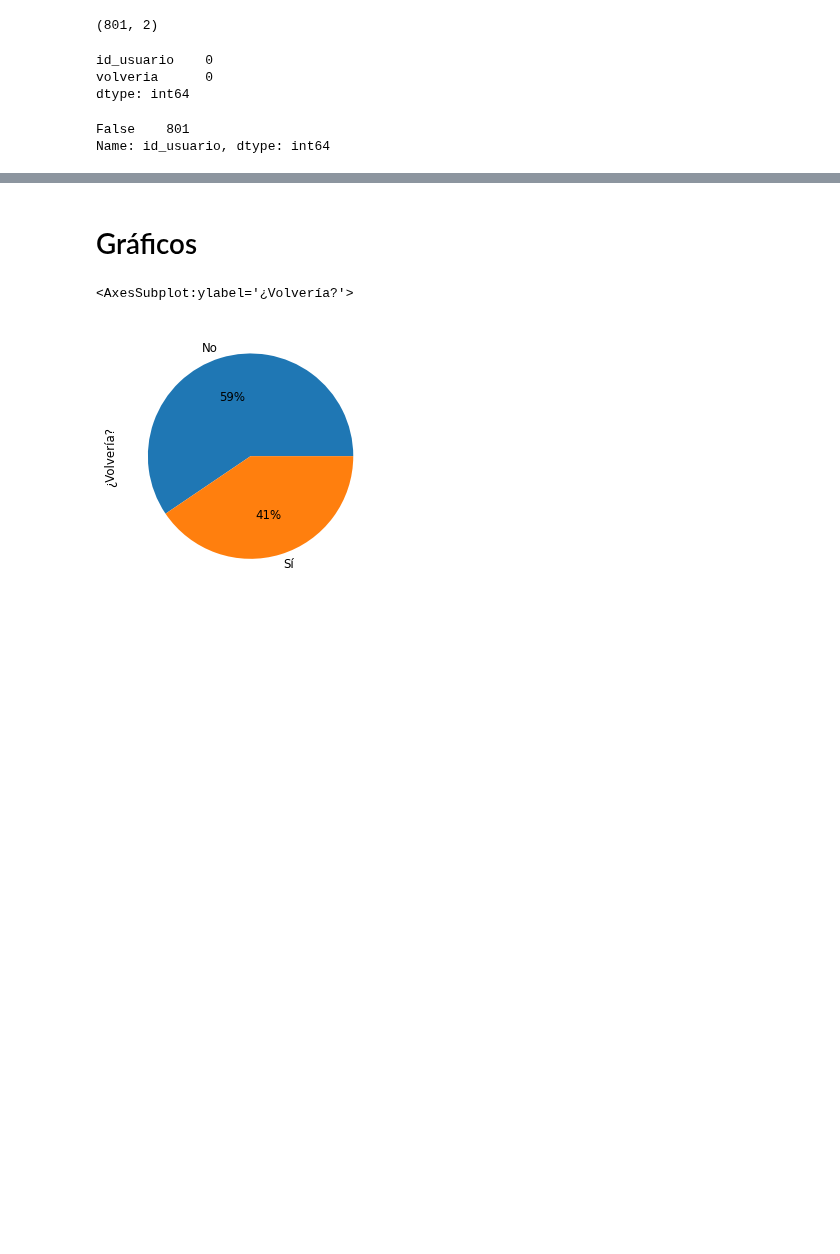
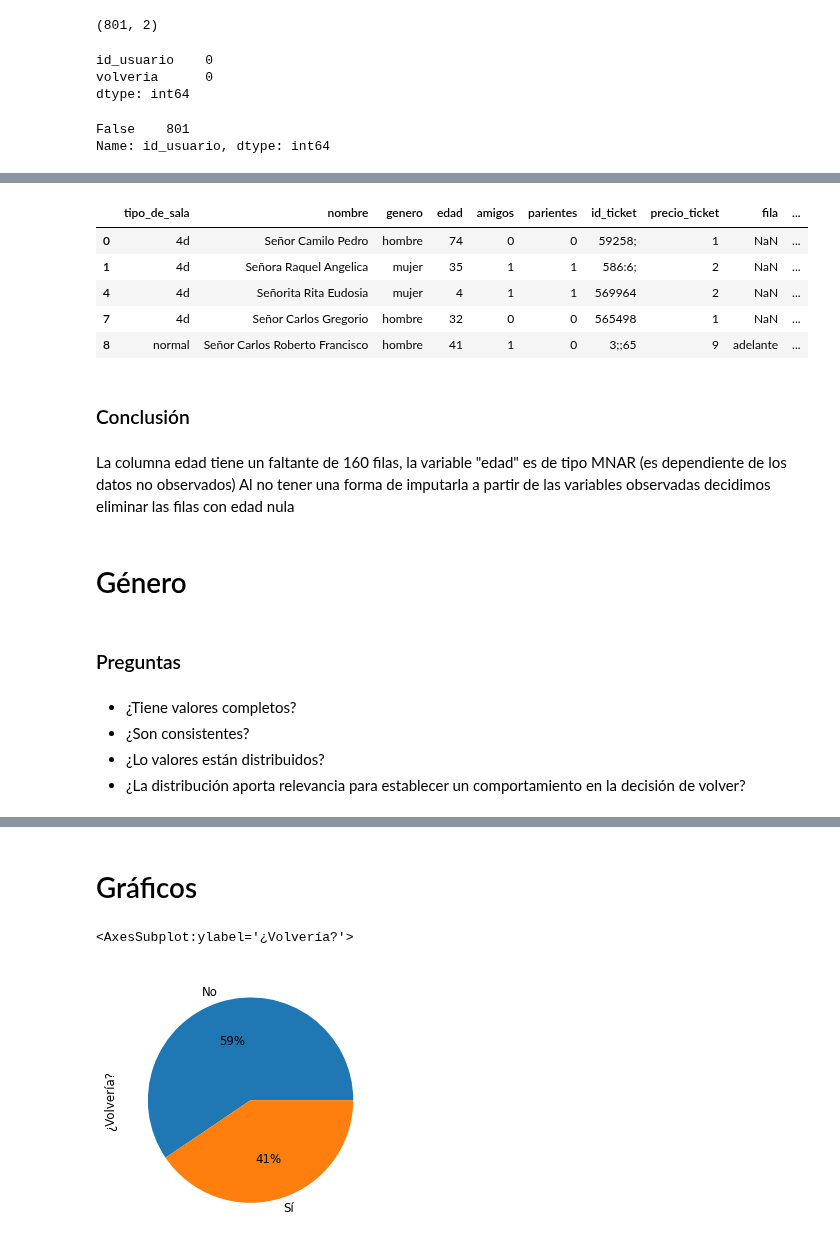
Before and after one commit to javierleyes/FiuMark, a Jupyter notebook: TP-1.ipynb, the cells around one changed output, grey strips where cells are left out. Saved outputs shown, nothing was run; the diff lists cells and outputs as text; code cells hidden in the pictures; blank space fills up the shorter version.

Commit message:
Se reorganiza edad, género y tipo de sala

```diff
--- a/TP-1.ipynb
+++ b/TP-1.ipynb
@@ -357,0 +135,31 @@ df.head()
+# %%
+# Eliminamos columnas nulas
+bool_tiene_edad = pd.notnull(df['edad'])
+df = df[bool_tiene_edad]
+# %%
+# Redondeo los valores
+df['edad'] = df['edad'].round(0).astype(int)
+# %%
+# Inspeccionamos las columnas que forman los datos
+df.head()
+# %% [output]
+|  | tipo_de_sala | nombre | genero | edad | amigos | parientes | id_ticket | precio_ticket | fila | ... |
+| 0 | 4d | Señor Camilo Pedro | hombre | 74 | 0 | 0 | 59258; | 1 | NaN | ... |
+| 1 | 4d | Señora Raquel Angelica | mujer | 35 | 1 | 1 | 586:6; | 2 | NaN | ... |
+| 4 | 4d | Señorita Rita Eudosia | mujer | 4 | 1 | 1 | 569964 | 2 | NaN | ... |
+| 7 | 4d | Señor Carlos Gregorio | hombre | 32 | 0 | 0 | 565498 | 1 | NaN | ... |
+| 8 | normal | Señor Carlos Roberto Francisco | hombre | 41 | 1 | 0 | 3;;65 | 9 | adelante | ... |
+# %% [markdown]
+### Conclusión
+# %% [markdown]
+La columna edad tiene un faltante de 160 filas, la variable "edad" es de tipo MNAR (es dependiente de los datos no observados)
+Al no tener una forma de imputarla a partir de las variables observadas decidimos eliminar las filas con edad nula
+# %% [markdown]
+# Género
+# %% [markdown]
+### Preguntas
+# %% [markdown]
+- ¿Tiene valores completos?
+- ¿Son consistentes?
+- ¿Lo valores están distribuidos?
+- ¿La distribución aporta relevancia para establecer un comportamiento en la decisión de volver?
```
Also changed, not shown: parts of 96 cells of this notebook.
